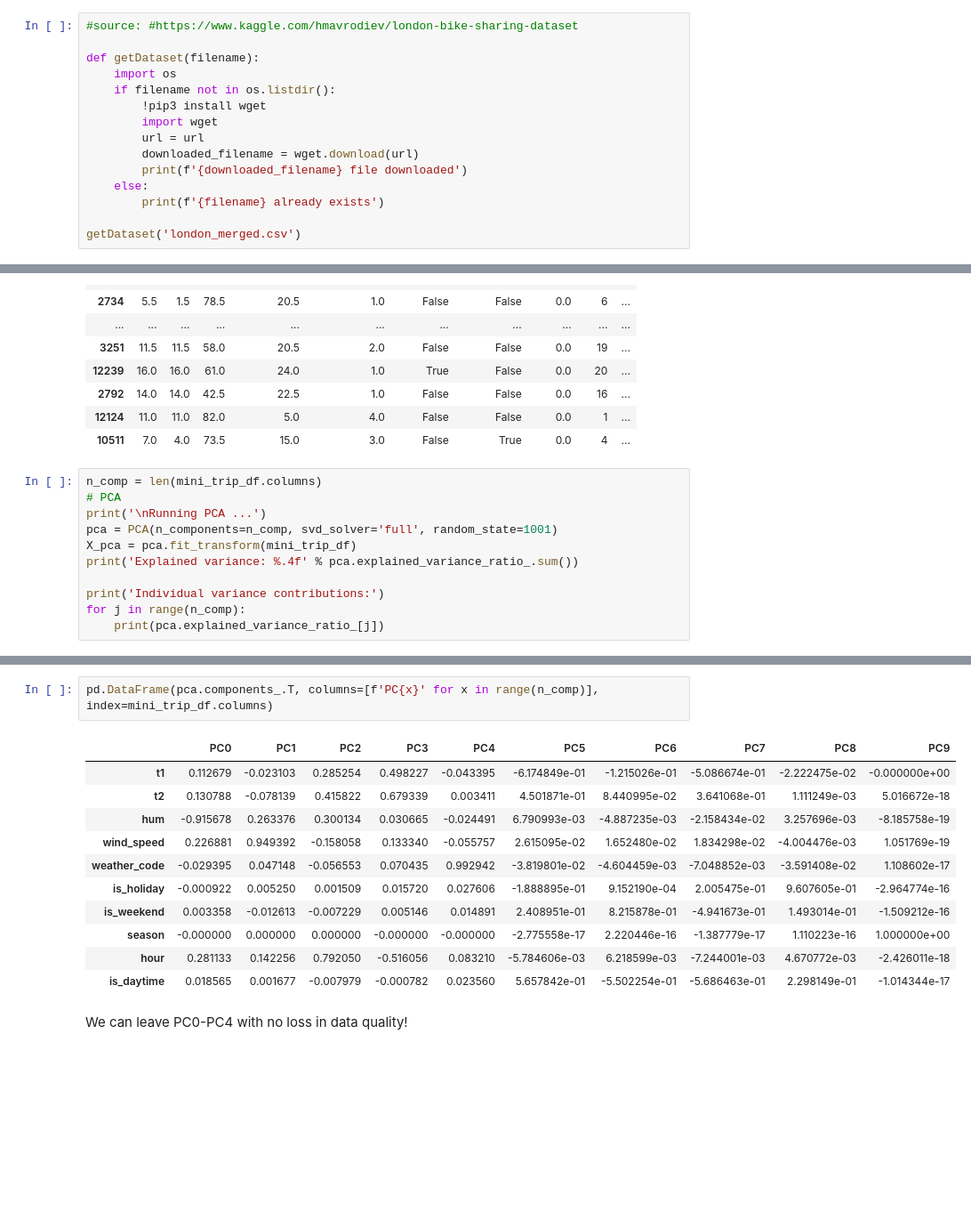
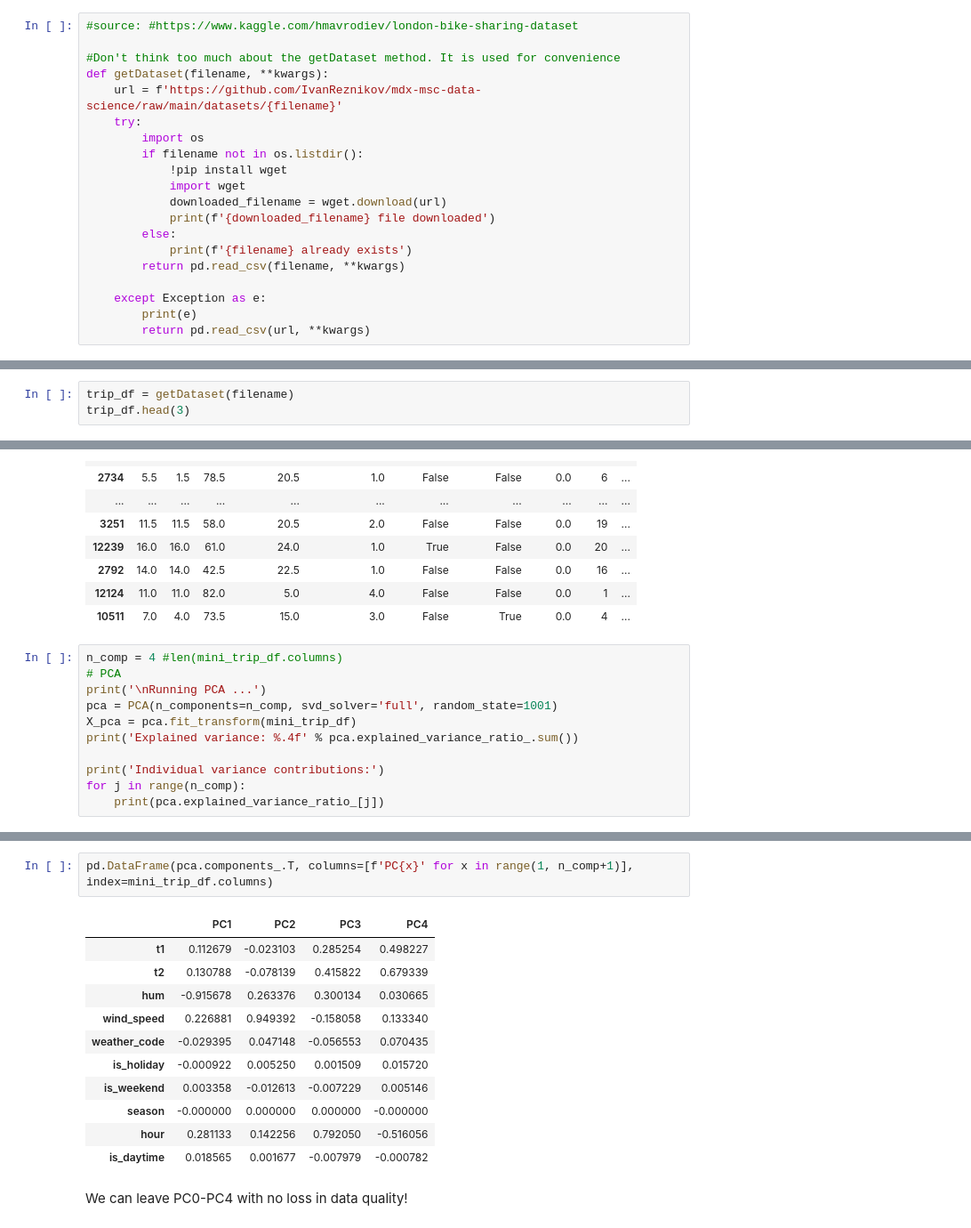
Before and after one commit to IvanReznikov/mdx-msc-data-science, a Jupyter notebook: L7. Dimensionality reduction/PCA_part2.ipynb, the cells around one changed output, grey strips where cells are left out. Shown at 89% size. Cells and saved outputs as stored; diff of their text form; blank space fills up the shorter version.

```diff
--- a/L7. Dimensionality reduction/PCA_part2.ipynb
+++ b/L7. Dimensionality reduction/PCA_part2.ipynb
@@ -18,15 +34,20 @@ url = f'https://github.com/IvanReznikov/mdx-msc-data-science/raw/main/datasets/{
 # %%
 #source: #https://www.kaggle.com/hmavrodiev/london-bike-sharing-dataset
 
-def getDataset(filename):
-    import os
-    if filename not in os.listdir():
-        !pip3 install wget
-        import wget
-        url = url
-        downloaded_filename = wget.download(url)
-        print(f'{downloaded_filename} file downloaded')
-    else:
-        print(f'{filename} already exists')
+#Don't think too much about the getDataset method. It is used for convenience
+def getDataset(filename, **kwargs):
+    url = f'https://github.com/IvanReznikov/mdx-msc-data-science/raw/main/datasets/{filename}'
+    try:
+        import os
+        if filename not in os.listdir():
+            !pip install wget
+            import wget
+            downloaded_filename = wget.download(url)
+            print(f'{downloaded_filename} file downloaded')
+        else:
+            print(f'{filename} already exists')
+        return pd.read_csv(filename, **kwargs)
 
-getDataset('london_merged.csv')
+    except Exception as e:
+        print(e)
+        return pd.read_csv(url, **kwargs)
@@ -43,0 +54,3 @@ trip_df.head(3)
+# %%
+trip_df = getDataset(filename)
+trip_df.head(3)
@@ -125,7 +149,7 @@ mini_trip_df
 | 12124 | 11.0 | 11.0 | 82.0 | 5.0 | 4.0 | False | False | 0.0 | 1 | ... |
 | 10511 | 7.0 | 4.0 | 73.5 | 15.0 | 3.0 | False | True | 0.0 | 4 | ... |
 # %%
-n_comp = len(mini_trip_df.columns)
+n_comp = 4 #len(mini_trip_df.columns)
 # PCA
 print('\nRunning PCA ...')
 pca = PCA(n_components=n_comp, svd_solver='full', random_state=1001)
@@ -157,17 +175,17 @@ plt.show()
 # %%
-pd.DataFrame(pca.components_.T, columns=[f'PC{x}' for x in range(n_comp)], index=mini_trip_df.columns)
+pd.DataFrame(pca.components_.T, columns=[f'PC{x}' for x in range(1, n_comp+1)], index=mini_trip_df.columns)
 # %% [output]
-|  | PC0 | PC1 | PC2 | PC3 | PC4 | PC5 | PC6 | PC7 | PC8 | PC9 |
-| t1 | 0.112679 | -0.023103 | 0.285254 | 0.498227 | -0.043395 | -6.174849e-01 | -1.215026e-01 | -5.086674e-01 | -2.222475e-02 | -0.000000e+00 |
-| t2 | 0.130788 | -0.078139 | 0.415822 | 0.679339 | 0.003411 | 4.501871e-01 | 8.440995e-02 | 3.641068e-01 | 1.111249e-03 | 5.016672e-18 |
-| hum | -0.915678 | 0.263376 | 0.300134 | 0.030665 | -0.024491 | 6.790993e-03 | -4.887235e-03 | -2.158434e-02 | 3.257696e-03 | -8.185758e-19 |
-| wind_speed | 0.226881 | 0.949392 | -0.158058 | 0.133340 | -0.055757 | 2.615095e-02 | 1.652480e-02 | 1.834298e-02 | -4.004476e-03 | 1.051769e-19 |
-| weather_code | -0.029395 | 0.047148 | -0.056553 | 0.070435 | 0.992942 | -3.819801e-02 | -4.604459e-03 | -7.048852e-03 | -3.591408e-02 | 1.108602e-17 |
-| is_holiday | -0.000922 | 0.005250 | 0.001509 | 0.015720 | 0.027606 | -1.888895e-01 | 9.152190e-04 | 2.005475e-01 | 9.607605e-01 | -2.964774e-16 |
-| is_weekend | 0.003358 | -0.012613 | -0.007229 | 0.005146 | 0.014891 | 2.408951e-01 | 8.215878e-01 | -4.941673e-01 | 1.493014e-01 | -1.509212e-16 |
-| season | -0.000000 | 0.000000 | 0.000000 | -0.000000 | -0.000000 | -2.775558e-17 | 2.220446e-16 | -1.387779e-17 | 1.110223e-16 | 1.000000e+00 |
-| hour | 0.281133 | 0.142256 | 0.792050 | -0.516056 | 0.083210 | -5.784606e-03 | 6.218599e-03 | -7.244001e-03 | 4.670772e-03 | -2.426011e-18 |
-| is_daytime | 0.018565 | 0.001677 | -0.007979 | -0.000782 | 0.023560 | 5.657842e-01 | -5.502254e-01 | -5.686463e-01 | 2.298149e-01 | -1.014344e-17 |
+|  | PC1 | PC2 | PC3 | PC4 |
+| t1 | 0.112679 | -0.023103 | 0.285254 | 0.498227 |
+| t2 | 0.130788 | -0.078139 | 0.415822 | 0.679339 |
+| hum | -0.915678 | 0.263376 | 0.300134 | 0.030665 |
+| wind_speed | 0.226881 | 0.949392 | -0.158058 | 0.133340 |
+| weather_code | -0.029395 | 0.047148 | -0.056553 | 0.070435 |
+| is_holiday | -0.000922 | 0.005250 | 0.001509 | 0.015720 |
+| is_weekend | 0.003358 | -0.012613 | -0.007229 | 0.005146 |
+| season | -0.000000 | 0.000000 | 0.000000 | -0.000000 |
+| hour | 0.281133 | 0.142256 | 0.792050 | -0.516056 |
+| is_daytime | 0.018565 | 0.001677 | -0.007979 | -0.000782 |
 # %% [markdown]
 We can leave PC0-PC4 with no loss in data quality!
 # %% [markdown]
```
Also changed, not shown: parts of 11 cells of this notebook, 4 other files.
